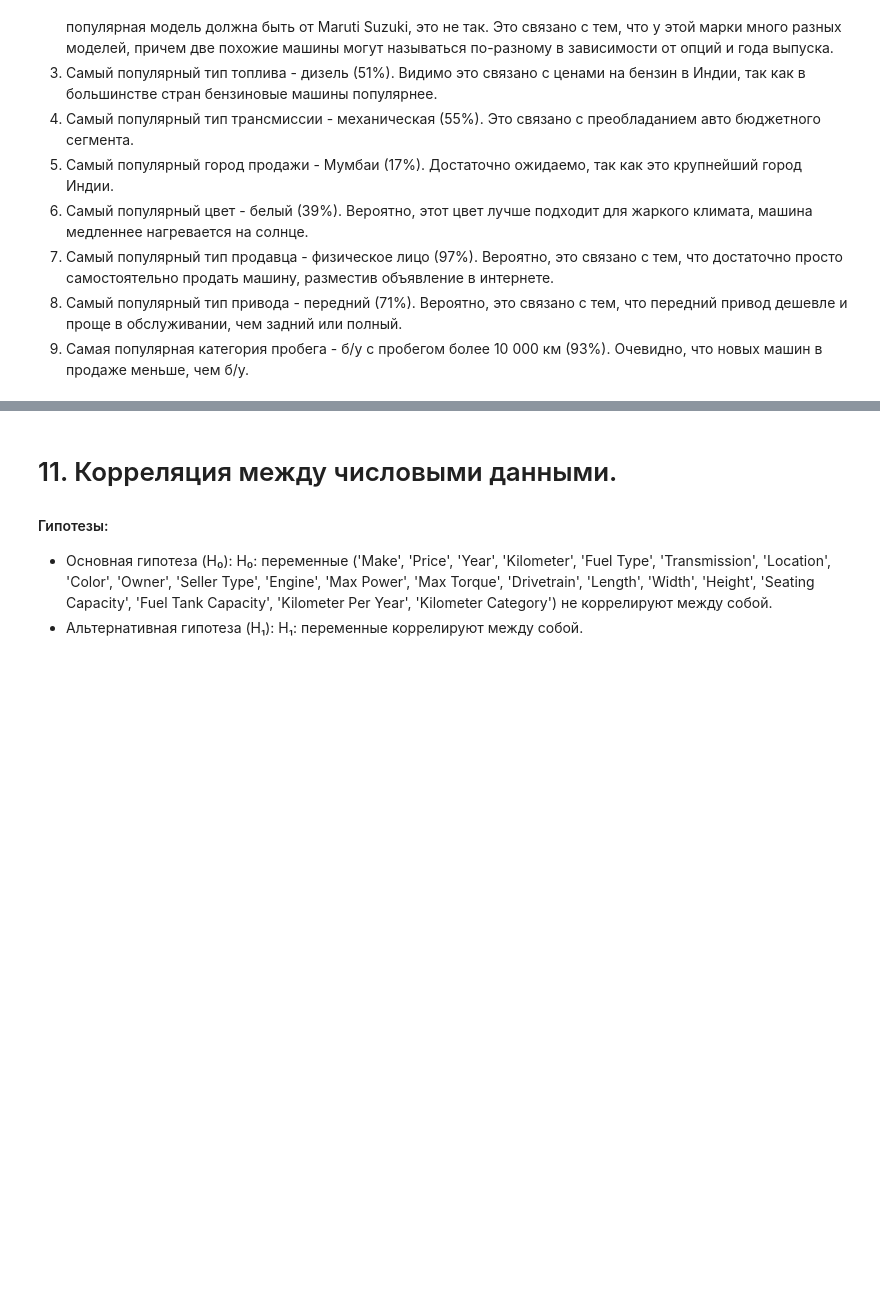
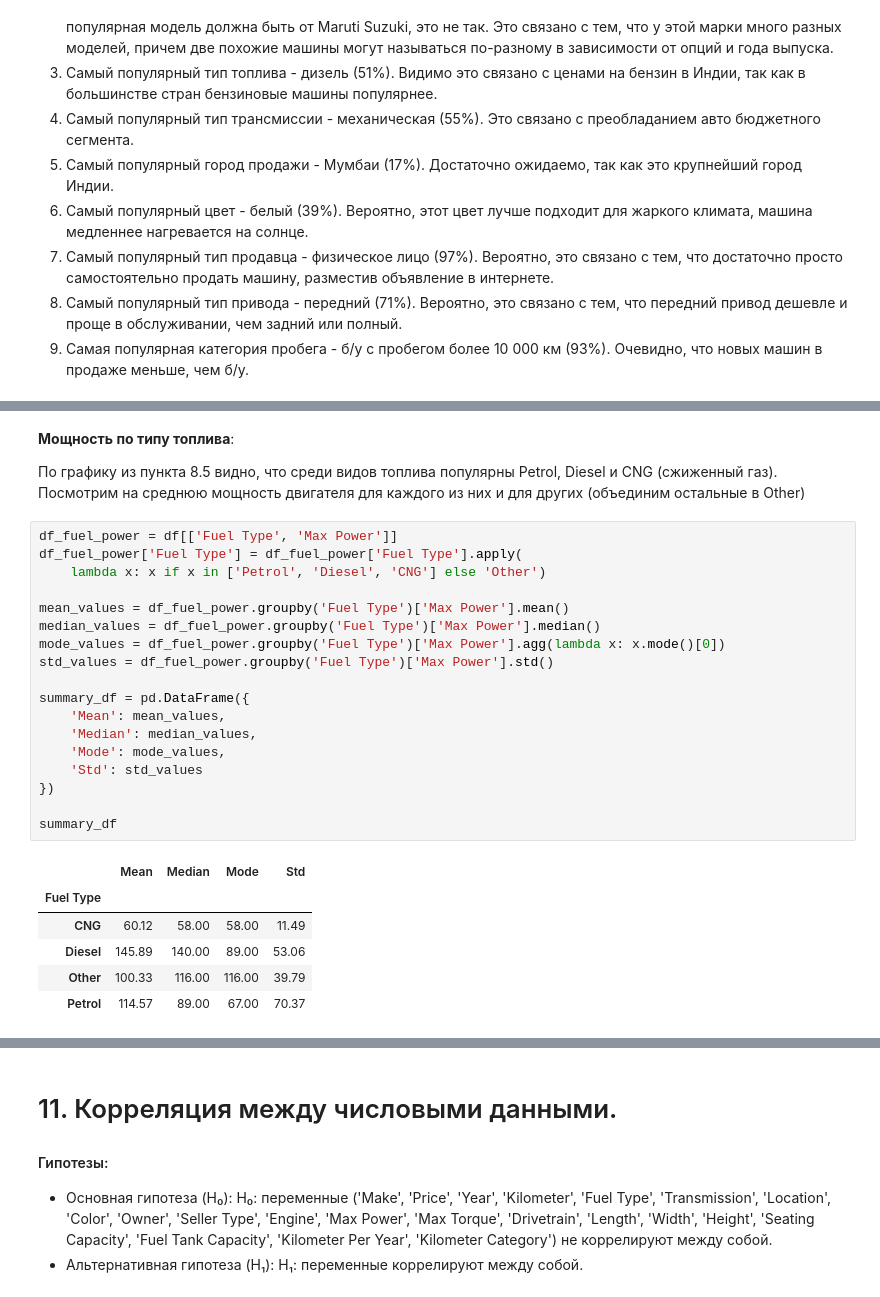
Before and after one commit to brshtsk/hell-in-python, a Jupyter notebook: Проект-авто.ipynb, the cells around one changed output, grey strips where cells are left out. Cells and saved outputs as stored; diff of their text form; blank space fills up the shorter version.

Commit message:
Мощный апдейт пункта 10

```diff
--- a/Проект-авто.ipynb
+++ b/Проект-авто.ipynb
@@ -707,0 +740,29 @@ summary_df
+# %% [markdown]
+**Мощность по типу топлива**:
+
+По графику из пункта 8.5 видно, что среди видов топлива популярны Petrol, Diesel и CNG (сжиженный газ). Посмотрим на среднюю мощность двигателя для каждого из них и для других (объединим остальные в Other)
+# %%
+df_fuel_power = df[['Fuel Type', 'Max Power']]
+df_fuel_power['Fuel Type'] = df_fuel_power['Fuel Type'].apply(
+    lambda x: x if x in ['Petrol', 'Diesel', 'CNG'] else 'Other')
+
+mean_values = df_fuel_power.groupby('Fuel Type')['Max Power'].mean()
+median_values = df_fuel_power.groupby('Fuel Type')['Max Power'].median()
+mode_values = df_fuel_power.groupby('Fuel Type')['Max Power'].agg(lambda x: x.mode()[0])
+std_values = df_fuel_power.groupby('Fuel Type')['Max Power'].std()
+
+summary_df = pd.DataFrame({
+    'Mean': mean_values,
+    'Median': median_values,
+    'Mode': mode_values,
+    'Std': std_values
+})
+
+summary_df
+# %% [output]
+|  | Mean | Median | Mode | Std |
+| Fuel Type |  |  |  |  |
+| CNG | 60.12 | 58.00 | 58.00 | 11.49 |
+| Diesel | 145.89 | 140.00 | 89.00 | 53.06 |
+| Other | 100.33 | 116.00 | 116.00 | 39.79 |
+| Petrol | 114.57 | 89.00 | 67.00 | 70.37 |
```
Also changed, not shown: parts of 15 cells of this notebook.
